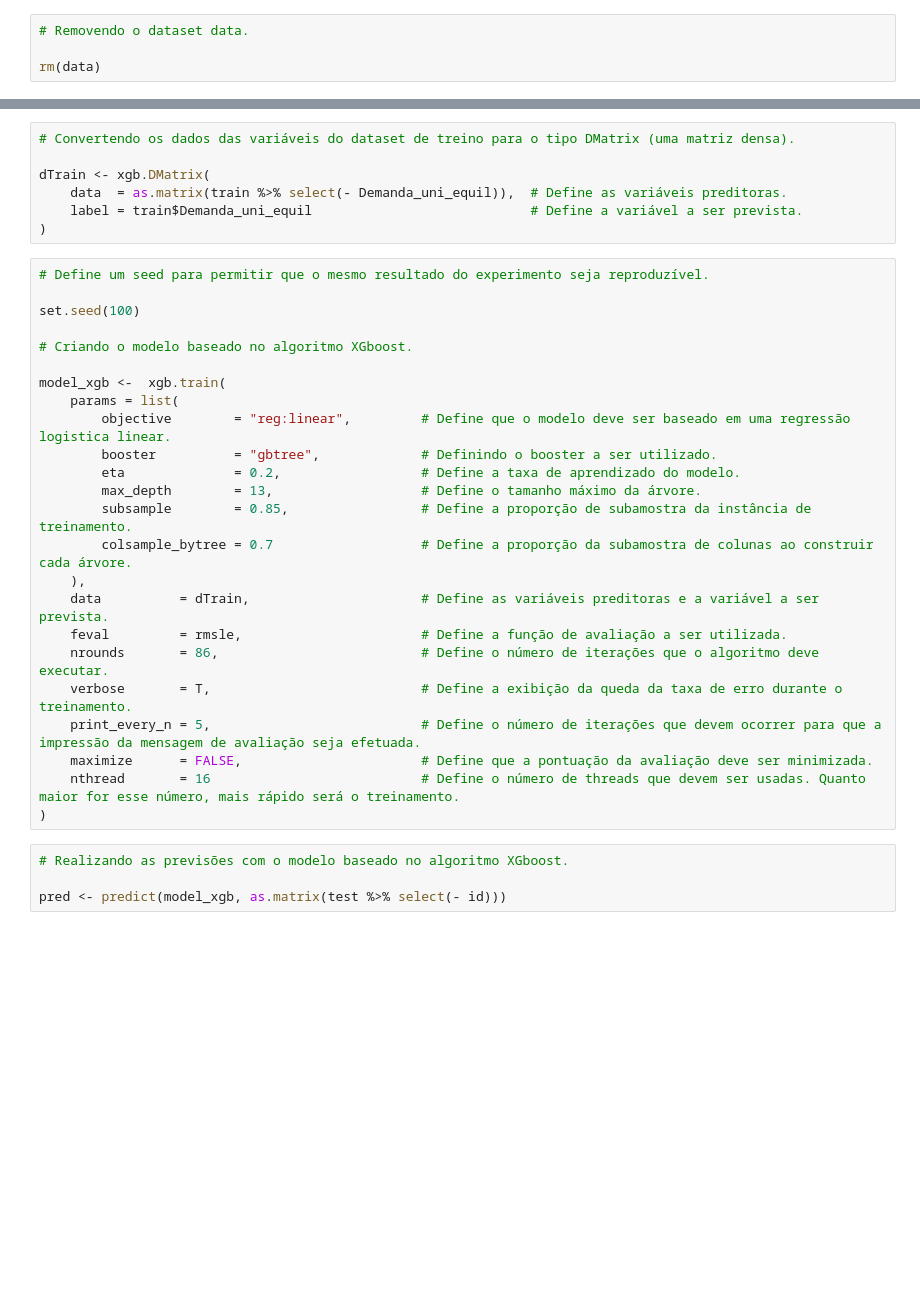
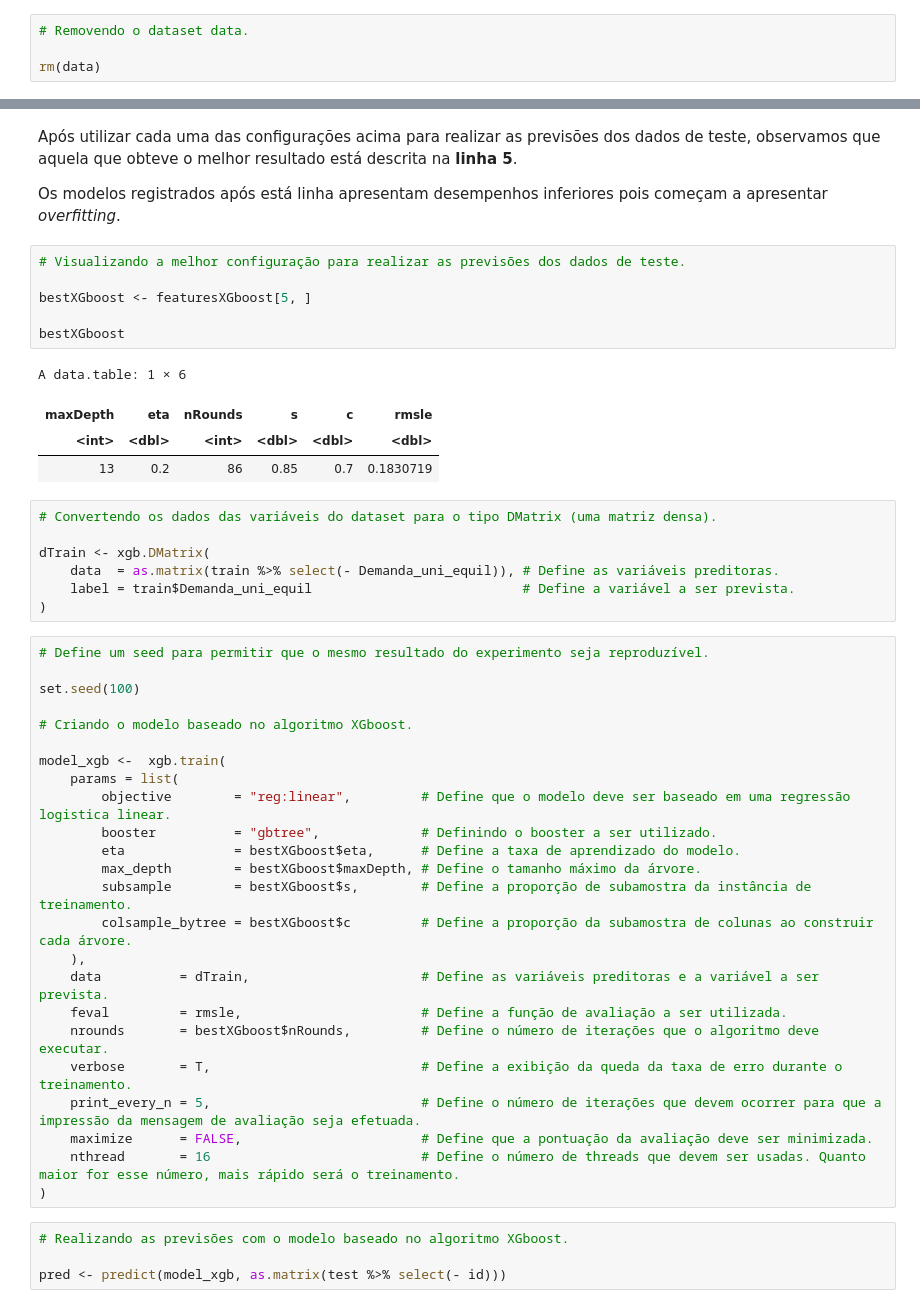
Before and after one commit to franklin390/Project_02_Group_Bimbo_Inventory_Demand, a Jupyter notebook: Project_02_Group_Bimbo_Inventory_Demand.ipynb, the cells around one changed output, grey strips where cells are left out. Saved outputs shown, nothing was run; the diff lists cells and outputs as text; blank space fills up the shorter version.

```diff
--- a/Project_02_Group_Bimbo_Inventory_Demand.ipynb
+++ b/Project_02_Group_Bimbo_Inventory_Demand.ipynb
@@ -1678,9 +1831,24 @@ Dito isto, podemos criar nosso modelo.
+# %% [markdown]
+Após utilizar cada uma das configurações acima para realizar as previsões dos dados de teste, observamos que aquela que obteve o melhor resultado está descrita na **linha 5**.
+
+Os modelos registrados após está linha apresentam desempenhos inferiores pois começam a apresentar *overfitting*.
+# %%
+# Visualizando a melhor configuração para realizar as previsões dos dados de teste.
+
+bestXGboost <- featuresXGboost[5, ]
+
+bestXGboost
+# %% [output]
+A data.table: 1 × 6
+| maxDepth | eta | nRounds | s | c | rmsle |
+| <int> | <dbl> | <int> | <dbl> | <dbl> | <dbl> |
+| 13 | 0.2 | 86 | 0.85 | 0.7 | 0.1830719 |
 # %%
-# Convertendo os dados das variáveis do dataset de treino para o tipo DMatrix (uma matriz densa).
+# Convertendo os dados das variáveis do dataset para o tipo DMatrix (uma matriz densa).
 
 dTrain <- xgb.DMatrix(
-    data  = as.matrix(train %>% select(- Demanda_uni_equil)),  # Define as variáveis preditoras.
-    label = train$Demanda_uni_equil                            # Define a variável a ser prevista.
+    data  = as.matrix(train %>% select(- Demanda_uni_equil)), # Define as variáveis preditoras.
+    label = train$Demanda_uni_equil                           # Define a variável a ser prevista.
 )
 # %%
 # Define um seed para permitir que o mesmo resultado do experimento seja reproduzível.
@@ -1693,14 +1861,14 @@ model_xgb <-  xgb.train(
     params = list(
         objective        = "reg:linear",         # Define que o modelo deve ser baseado em uma regressão logistica linear.
         booster          = "gbtree",             # Definindo o booster a ser utilizado.
-        eta              = 0.2,                  # Define a taxa de aprendizado do modelo.
-        max_depth        = 13,                   # Define o tamanho máximo da árvore.
-        subsample        = 0.85,                 # Define a proporção de subamostra da instância de treinamento.
-        colsample_bytree = 0.7                   # Define a proporção da subamostra de colunas ao construir cada árvore.
+        eta              = bestXGboost$eta,      # Define a taxa de aprendizado do modelo.
+        max_depth        = bestXGboost$maxDepth, # Define o tamanho máximo da árvore.
+        subsample        = bestXGboost$s,        # Define a proporção de subamostra da instância de treinamento.
+        colsample_bytree = bestXGboost$c         # Define a proporção da subamostra de colunas ao construir cada árvore.
     ),
     data          = dTrain,                      # Define as variáveis preditoras e a variável a ser prevista.
     feval         = rmsle,                       # Define a função de avaliação a ser utilizada.
-    nrounds       = 86,                          # Define o número de iterações que o algoritmo deve executar.
+    nrounds       = bestXGboost$nRounds,         # Define o número de iterações que o algoritmo deve executar.
     verbose       = T,                           # Define a exibição da queda da taxa de erro durante o treinamento.
     print_every_n = 5,                           # Define o número de iterações que devem ocorrer para que a impressão da mensagem de avaliação seja efetuada.
     maximize      = FALSE,                       # Define que a pontuação da avaliação deve ser minimizada.
```
Also changed, not shown: parts of 25 cells of this notebook, 1 other file.
